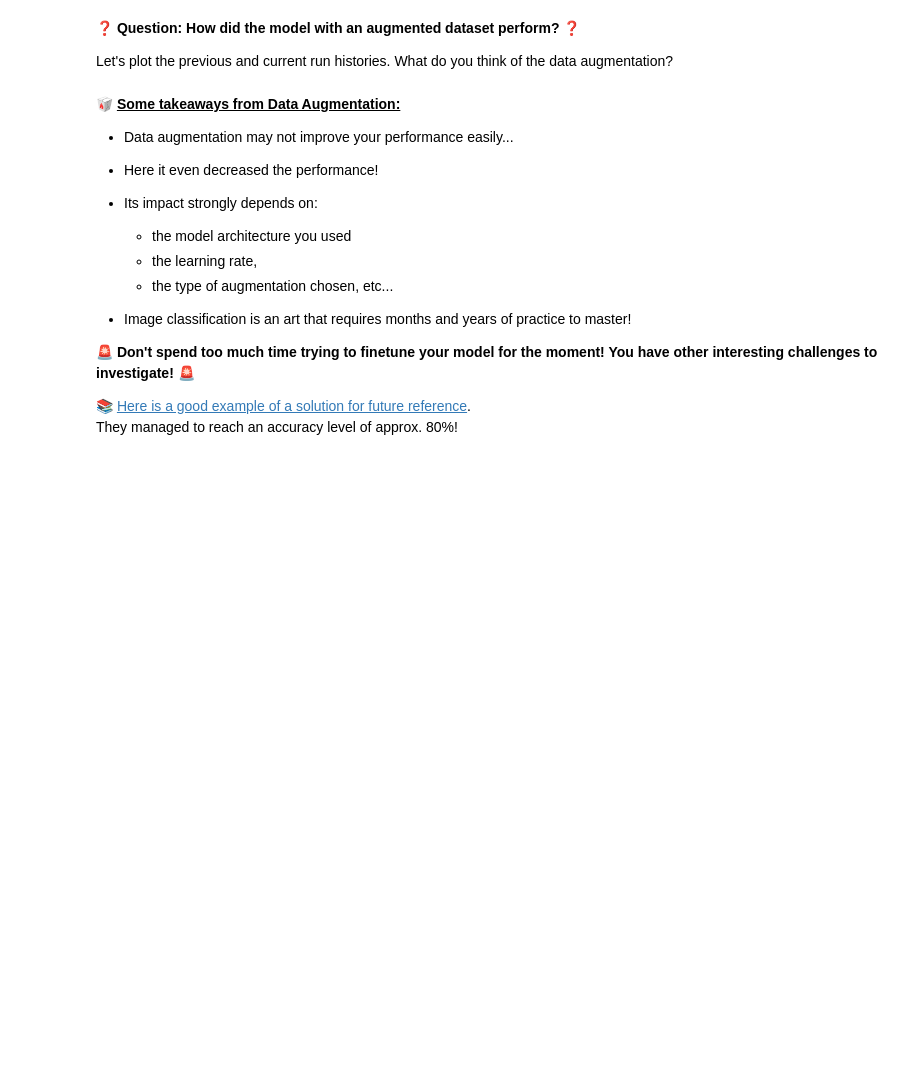
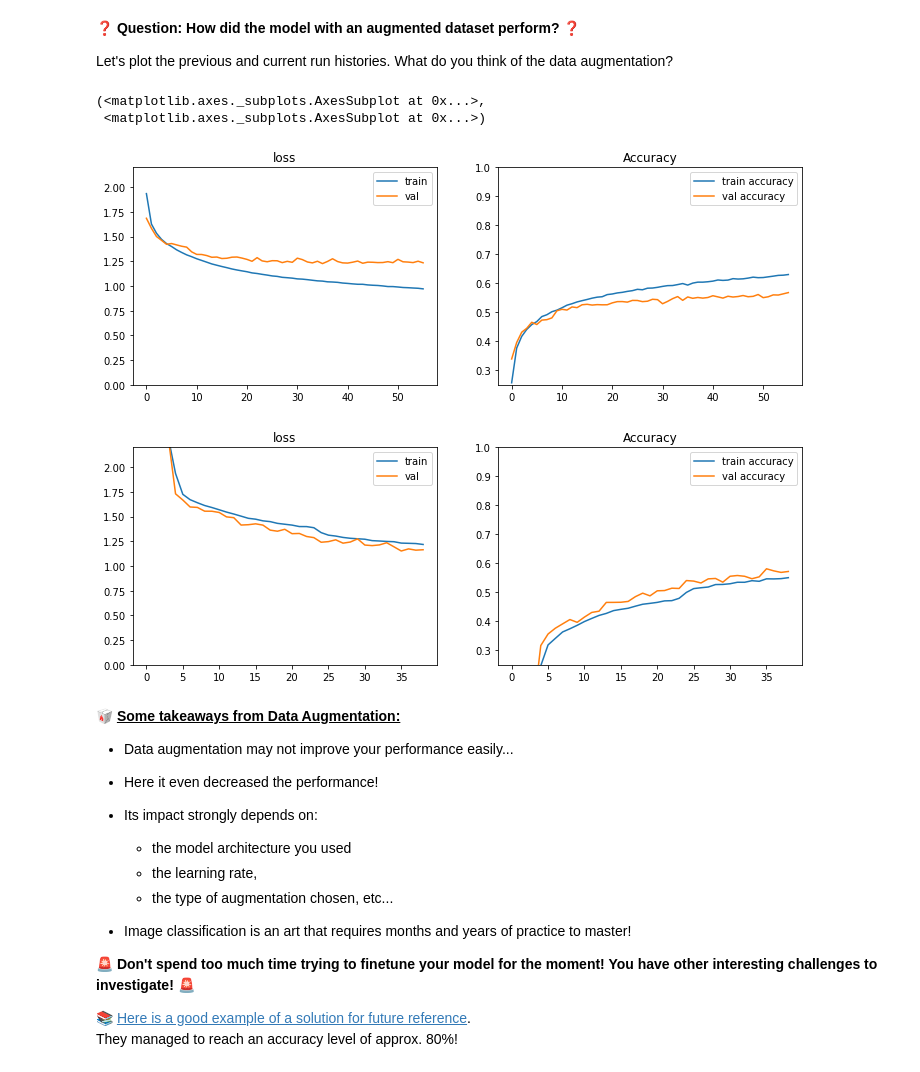
Before and after one commit to jharika23/data-cifar-classification, a Jupyter notebook: cifar_classification.ipynb, the cells around one changed output. Cells and saved outputs as stored; diff of their text form; code cells hidden in the pictures; blank space fills up the shorter version.

```diff
--- a/cifar_classification.ipynb
+++ b/cifar_classification.ipynb
@@ -401,3 +518,11 @@ Let's plot the previous and current run histories. What do you think of the data
+# %%
+plot_history(history)
+plot_history(history_aug)
+# %% [output]
+(<matplotlib.axes._subplots.AxesSubplot at 0x...>,
+ <matplotlib.axes._subplots.AxesSubplot at 0x...>)
+[figure, added]
+[figure, added]
 # %% [markdown]
 🥡 <b><u>Some takeaways from Data Augmentation:</u></b>
 
```
Also changed, not shown: parts of 16 cells of this notebook.
